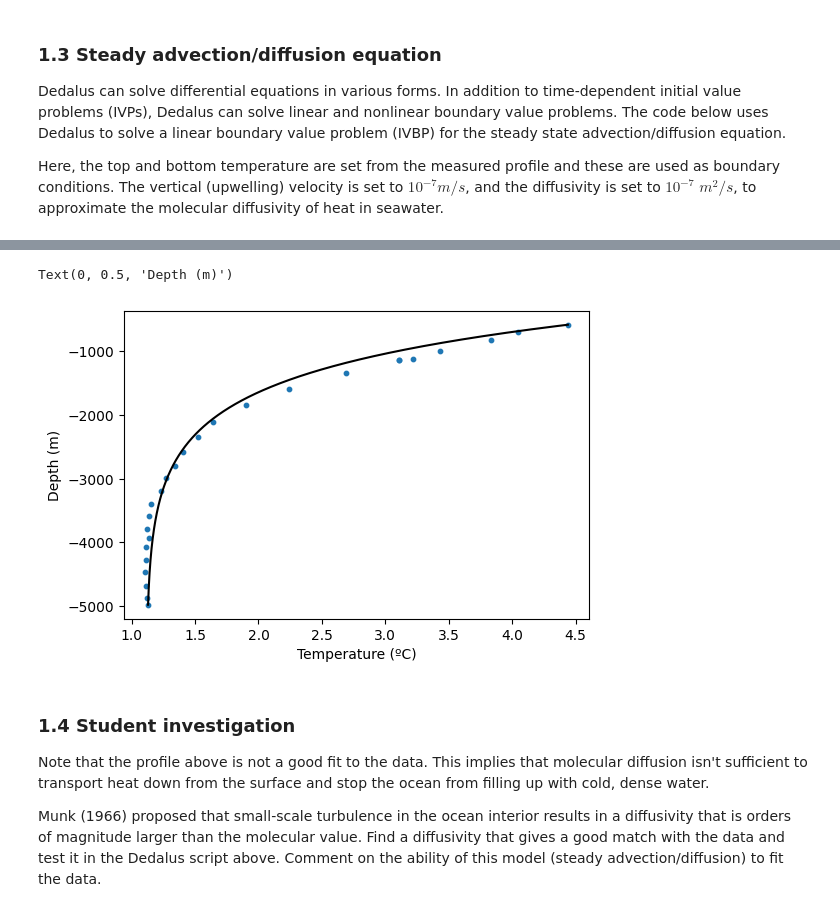
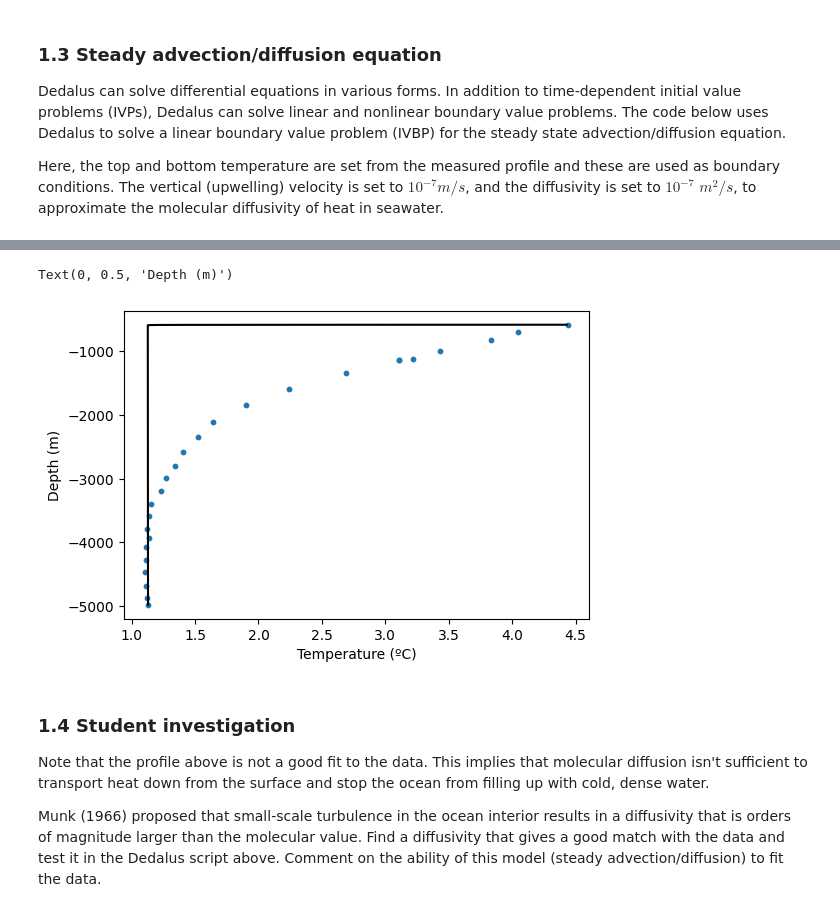
Before and after one commit to carolineakello/QCES, a Jupyter notebook: Project2_transport.ipynb, the cells around one changed output, grey strips where cells are left out. Drawn from its saved outputs; the diff is of its cells as text; code cells hidden in the pictures.

```diff
--- a/Project2_transport.ipynb
+++ b/Project2_transport.ipynb
@@ -133,7 +133,7 @@ Nz = 1000
 # Set the upwelling velocity
 w = 1e-7 # m/s
 # Set the diffusivity
-kappa=0.8e-4 # m^2/s
+kappa=1e-7 # m^2/s
 
 # Bases
 zcoord = d3.Coordinate('z')
@@ -178,5 +178,5 @@ INFO:subsystems:Building subproblem matrices 1/1 (~100%) Elapsed: 0s, Remaining:
 Text(0, 0.5, 'Depth (m)')
-[figure, old version]
+[figure, new version]
 # %% [markdown]
 ### 1.4 Student investigation
 <a id='section1pt4'></a>
```
Also changed, not shown: parts of 19 cells of this notebook.
